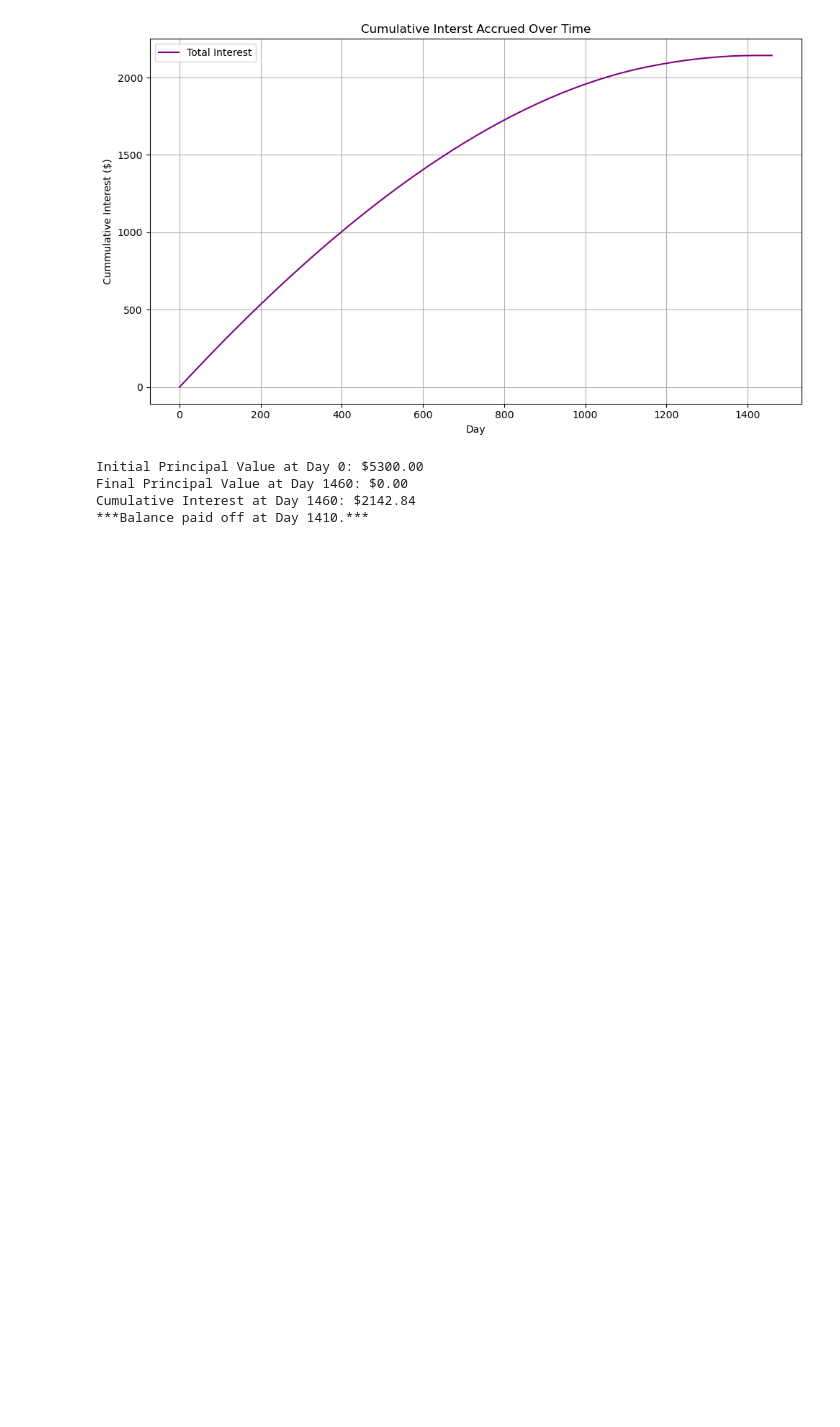
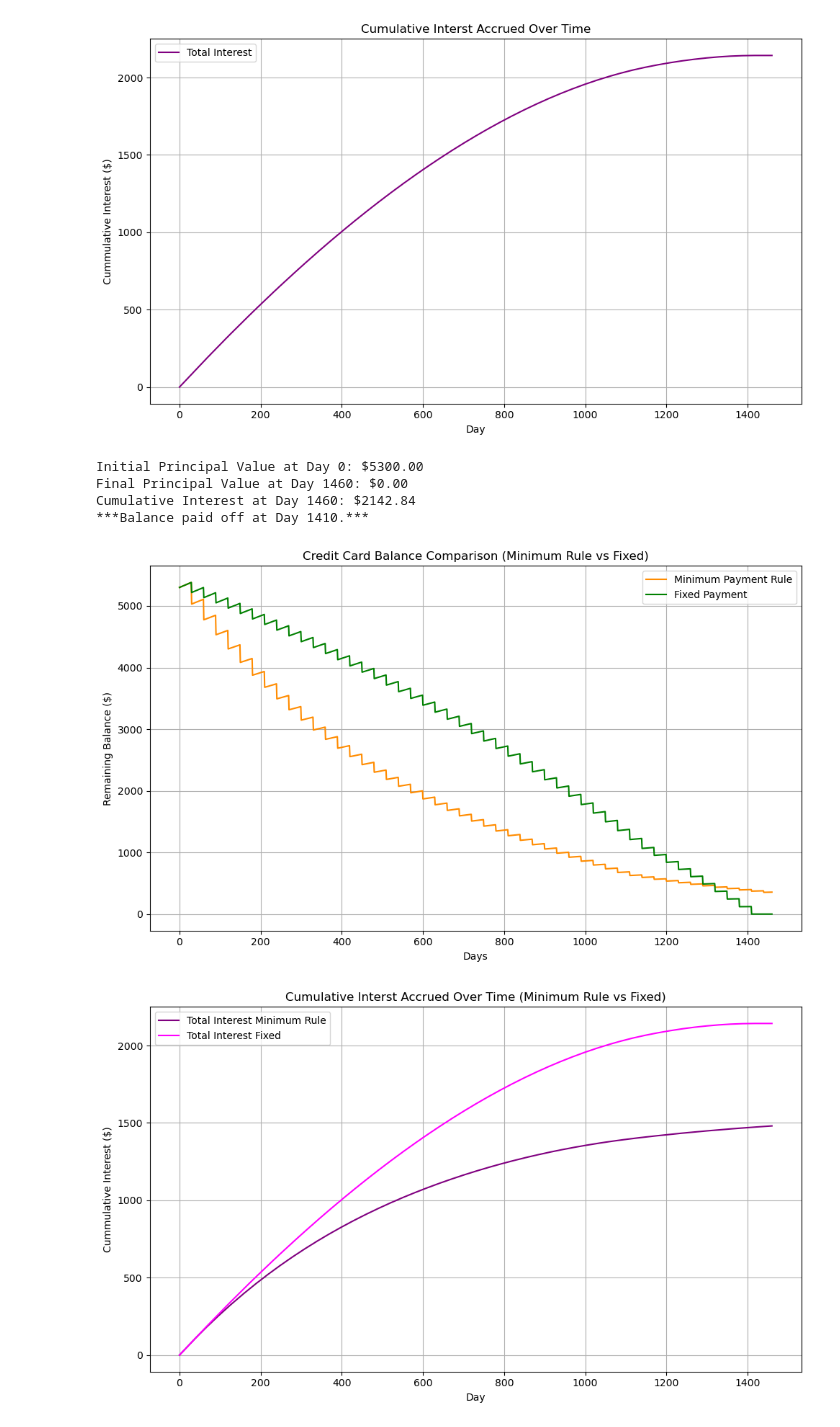
Before and after one commit to timidspacepanda/Learning_Python, a Jupyter notebook: credit_purchase_calculator/prototypes/plot_compound_ammount.ipynb, the cells around one changed output. Saved outputs shown, nothing was run; the diff lists cells and outputs as text; code cells hidden in the pictures; blank space fills up the shorter version.

```diff
--- a/credit_purchase_calculator/prototypes/plot_compound_ammount.ipynb
+++ b/credit_purchase_calculator/prototypes/plot_compound_ammount.ipynb
@@ -242,14 +242,30 @@ Cumulative Interest at Day 1460: $2142.84
 # %%
 """Overlay Plots Together (Minimum Payment Rule vs Fixed Payment)"""
 # Balance Plot
 plt.figure(figsize=(10,6))
-plt.plot(days1, total_balance, label="Balance with Daily Compounding + Payments", color='darkorange')
-plt.axhline(total_principal, color='gray', linestyle='--', label="Initial Principal")
-plt.axhline(total_balance[-1], color='red', linestyle='--', label="Future Principal")
+plt.plot(days1, total_balance, label="Minimum Payment Rule", color='darkorange')
+plt.plot(days1, total_balance2, label="Fixed Payment", color='green')
+#plt.axhline(total_principal, color='gray', linestyle='--', label="Initial Principal")
+#plt.axhline(total_balance[-1], color='red', linestyle='--', label="Future Principal")
 plt.xlabel("Days")
 plt.ylabel("Remaining Balance ($)")
-plt.title("Credit Card Balance With Daily Compound Interest and Minimum Payments")
+plt.title("Credit Card Balance Comparison (Minimum Rule vs Fixed)")
 plt.legend()
 plt.grid(True)
 plt.tight_layout()
 plt.show()
+
+# Cumulative Interest Plot
+plt.figure(figsize=(10,6))
+plt.plot(days1, total_interest, label="Total Interest Minimum Rule", color="purple")
+plt.plot(days1, total_interest2, label="Total Interest Fixed", color="magenta")
+plt.xlabel("Day")
+plt.ylabel("Cummulative Interest ($)")
+plt.title("Cumulative Interst Accrued Over Time (Minimum Rule vs Fixed)")
+plt.legend()
+plt.grid(True)
+plt.tight_layout()
+plt.show()
+# %% [output]
+[figure, added]
+[figure, added]
```
Also changed, not shown: parts of 1 cell of this notebook.
